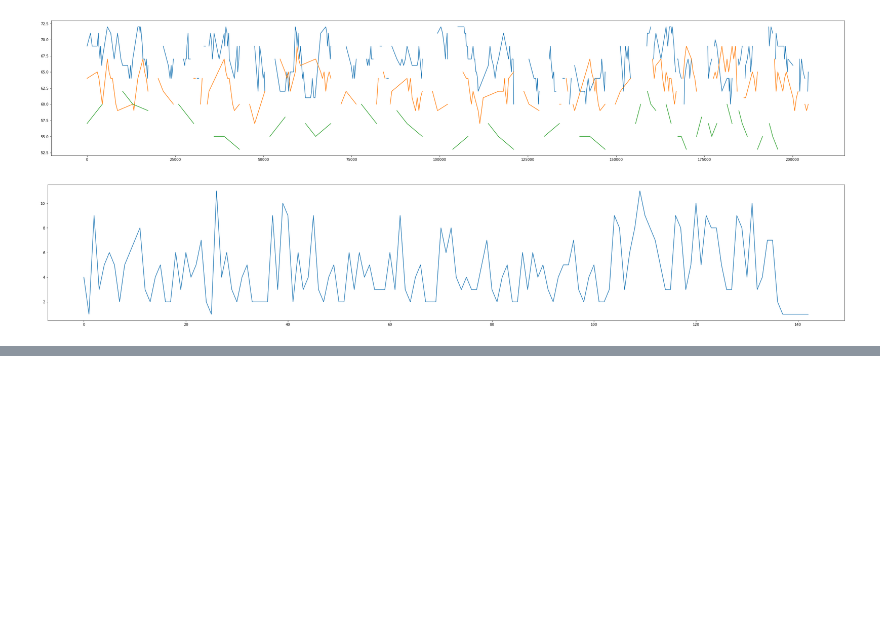
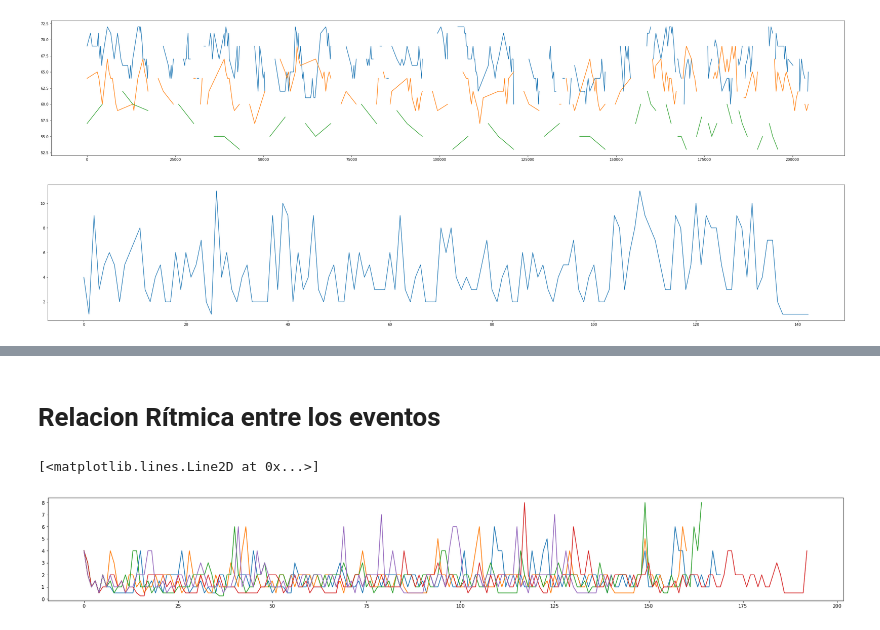
Before and after one commit to mariodelrisco/musiccsvanalysis, a Jupyter notebook: A1_visión.ipynb, the cells around one changed output, grey strips where cells are left out. Saved outputs shown, nothing was run; the diff lists cells and outputs as text; code cells hidden in the pictures; blank space fills up the shorter version.

```diff
--- a/A1_visión.ipynb
+++ b/A1_visión.ipynb
@@ -394,0 +466,9 @@ COMO LA SIMULTANEIDAD
+# %% [markdown]
+# Relacion Rítmica entre los eventos
+# %%
+def duracionador(lista):
+    # debe ser lista única
+    duraciones = []
+    for x in range(1,len(lista)):
+        duraciones.append((lista[x][1] - lista[x - 1][1]) / 480)
+    return duraciones
@@ -394,0 +482,15 @@ COMO LA SIMULTANEIDAD
+# %%
+ave_dursop = duracionador(ave_dulc_sop)
+ave_duralt = duracionador(ave_dulc_alt)
+ave_durten = duracionador(ave_dulc_ten)
+ave_durten2 = duracionador(ave_dulc_ten2)
+ave_durbass = duracionador(ave_dulc_bass)
+plt.figure(figsize = (30,4))
+plt.plot(ave_dursop)
+plt.plot(ave_duralt)
+plt.plot(ave_durten)
+plt.plot(ave_durten2)
+plt.plot(ave_durbass)
+# %% [output]
+[<matplotlib.lines.Line2D at 0x...>]
+[figure, added]
```
Also changed, not shown: parts of 35 cells of this notebook.
